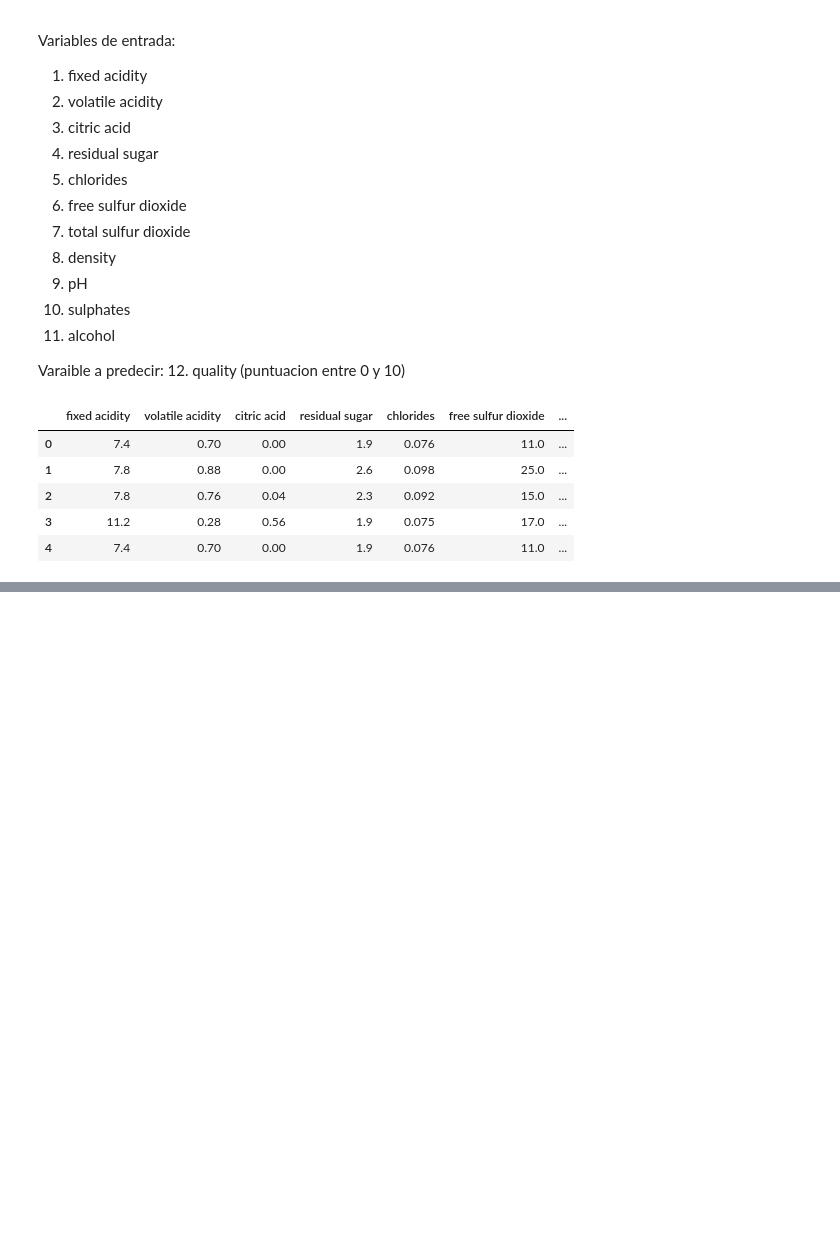
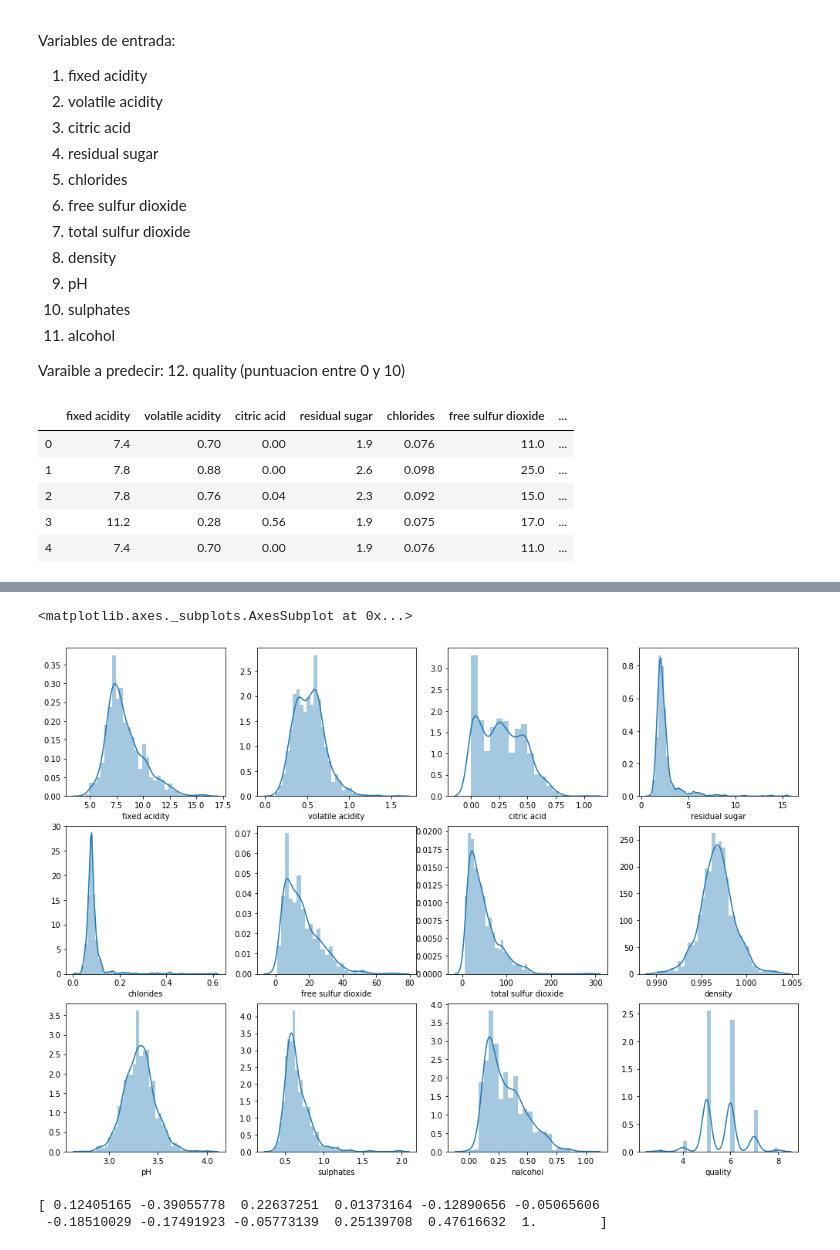
Before and after one commit to HectorMendia/StatisticalLearning1, a Jupyter notebook: Tarea2_regresion_polinomial.ipynb, the cells around one changed output, grey strips where cells are left out. Saved outputs shown, nothing was run; the diff lists cells and outputs as text; code cells hidden in the pictures; blank space fills up the shorter version.

```diff
--- a/Tarea2_regresion_polinomial.ipynb
+++ b/Tarea2_regresion_polinomial.ipynb
@@ -251,0 +323,32 @@ data.head()
+# %%
+f, axes = plt.subplots(3, 4, figsize=(17, 12))
+sb.distplot( data["fixed acidity"] , ax=axes[0, 0])
+sb.distplot( data["volatile acidity"] , ax=axes[0, 1])
+sb.distplot( data["citric acid"] , ax=axes[0, 2])
+sb.distplot( data["residual sugar"] , ax=axes[0, 3])
+sb.distplot( data["chlorides"] , ax=axes[1, 0])
+sb.distplot( data["free sulfur dioxide"] , ax=axes[1, 1])
+sb.distplot( data["total sulfur dioxide"] , ax=axes[1, 2])
+sb.distplot( data["density"] , ax=axes[1, 3])
+sb.distplot( data["pH"] , ax=axes[2, 0])
+sb.distplot( data["sulphates"] , ax=axes[2, 1])
+sb.distplot( data["nalcohol"] , ax=axes[2, 2])
+sb.distplot( data["quality"] , ax=axes[2, 3])
+# %% [output]
+<matplotlib.axes._subplots.AxesSubplot at 0x...>
+[figure, added]
+# %%
+#cof_mat = np.corrcoef([data[cols[1]],dt[cols[2]],dt[cols[3]],dt[cols[4]],dt[cols[5]],dt["quality"]])
+#coef = cof_mat[5:][0]
+#coef = np.corrcoef([data[1],data["quality"]])
+#coef
+#cof_mat = np.corrcoef(data[["fixed acidity","fixed acidity","citric acid","residual sugar","chlorides","free sulfur dioxide","total sulfur dioxide","density","pH","sulphates","alcohol"]],data["quality"])
+#cof_mat
+cof_mat = np.corrcoef([data["fixed acidity"],data["volatile acidity"],data["citric acid"],data["residual sugar"],data["chlorides"],
+                       data["free sulfur dioxide"],data["total sulfur dioxide"],data["density"],data["pH"],data["sulphates"],data["alcohol"]],data["nquality"])
+
+coef = cof_mat[11:][0]
+print(coef)
+# %% [output]
+[ 0.12405165 -0.39055778  0.22637251  0.01373164 -0.12890656 -0.05065606
+ -0.18510029 -0.17491923 -0.05773139  0.25139708  0.47616632  1.        ]
```
Also changed, not shown: parts of 21 cells of this notebook, 53 other files.
